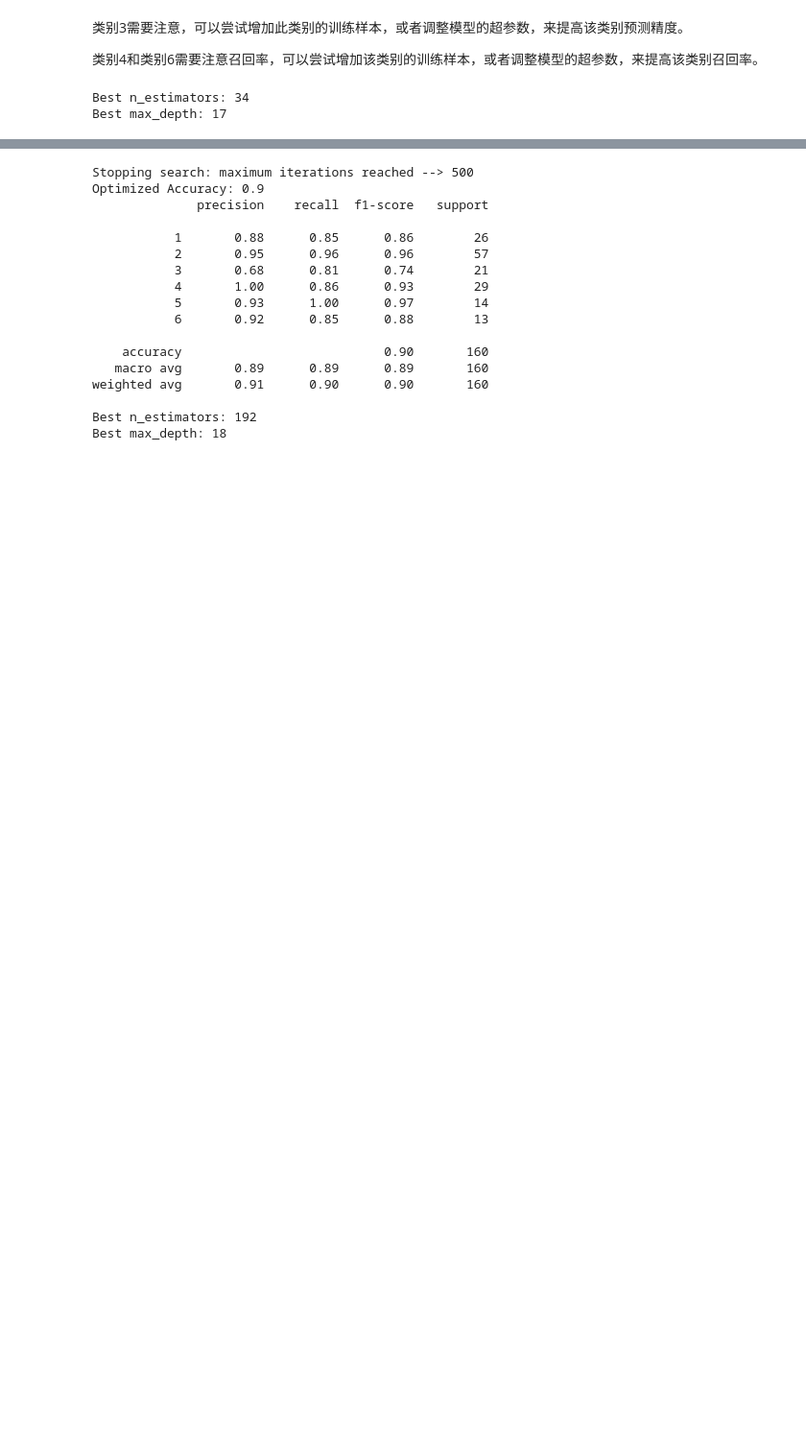
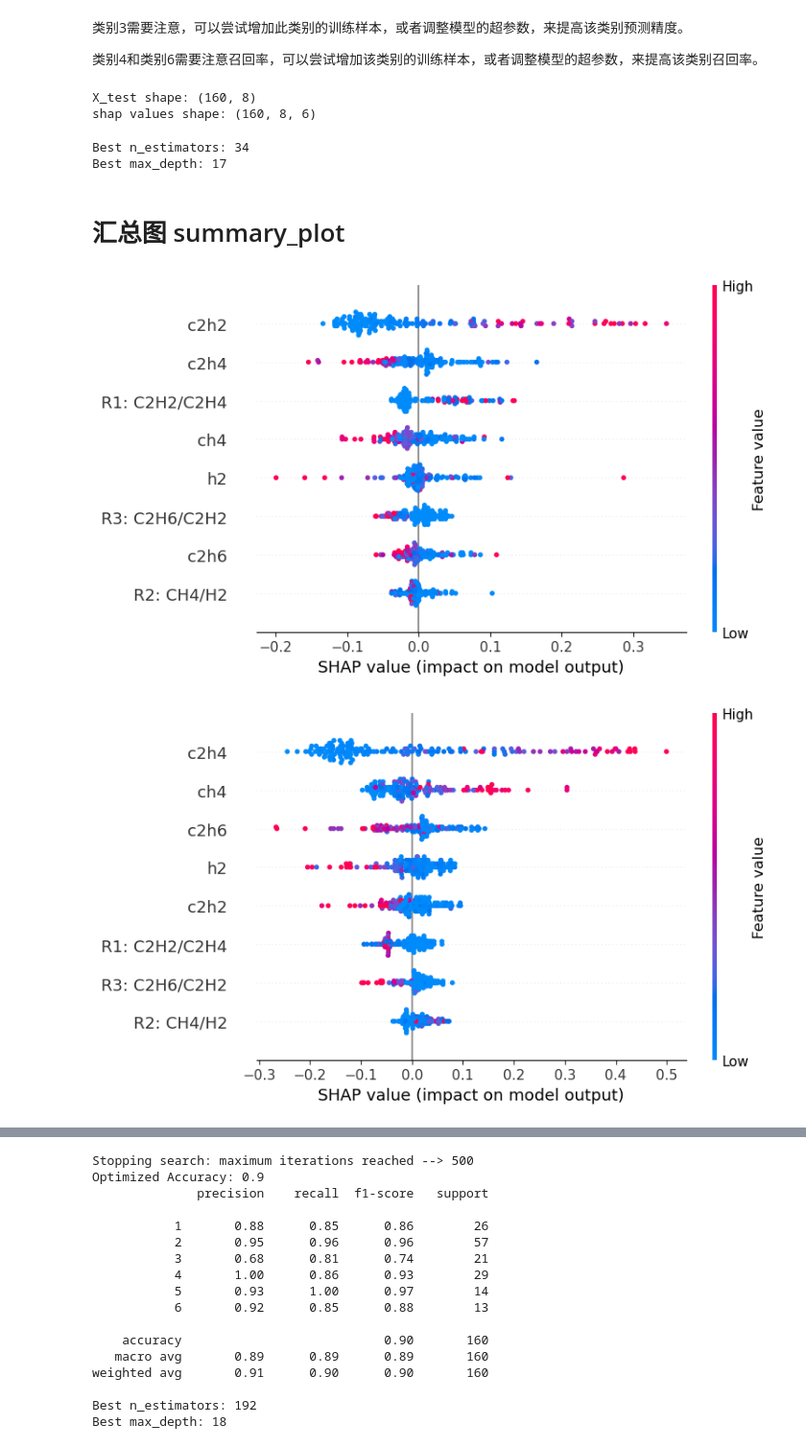
Before and after one commit to Sihan0229/DGA, a Jupyter notebook: Dissolved-Gas-Analysis/DGA_classifer.ipynb, the cells around one changed output, grey strips where cells are left out. Shown at 96% size. Saved outputs shown, nothing was run; the diff lists cells and outputs as text; code cells hidden in the pictures; blank space fills up the shorter version.

```diff
--- a/Dissolved-Gas-Analysis/DGA_classifer.ipynb
+++ b/Dissolved-Gas-Analysis/DGA_classifer.ipynb
@@ -865,9 +881,29 @@ weighted avg       0.92      0.91      0.91       160
 类别3需要注意，可以尝试增加此类别的训练样本，或者调整模型的超参数，来提高该类别预测精度。
 
 类别4和类别6需要注意召回率，可以尝试增加该类别的训练样本，或者调整模型的超参数，来提高该类别召回率。
+# %%
+print(f"X_test shape: {X_test.shape}")
+print(f"shap values shape: {shap_values.shape}")
+# %% [output]
+X_test shape: (160, 8)
+shap values shape: (160, 8, 6)
 # %%
 print(f"Best n_estimators: {best_n_estimators}")
 print(f"Best max_depth: {best_max_depth}")
 # %% [output]
 Best n_estimators: 34
 Best max_depth: 17
+# %% [markdown]
+# 汇总图 summary_plot
+# %%
+import shap
+import matplotlib.pyplot as plt
+
+# 假设 final_model, X_test, shap_values 已定义
+
+for i, class_name in enumerate(final_model.classes_):
+    shap.summary_plot(shap_values[:, :, i], X_test, class_names=[class_name], title=f"SHAP Summary Plot for Class {class_name}")
+    plt.show()
+# %% [output]
+[figure, added]
+[figure, added]
```
Also changed, not shown: parts of 9 cells of this notebook, 1 other file.
